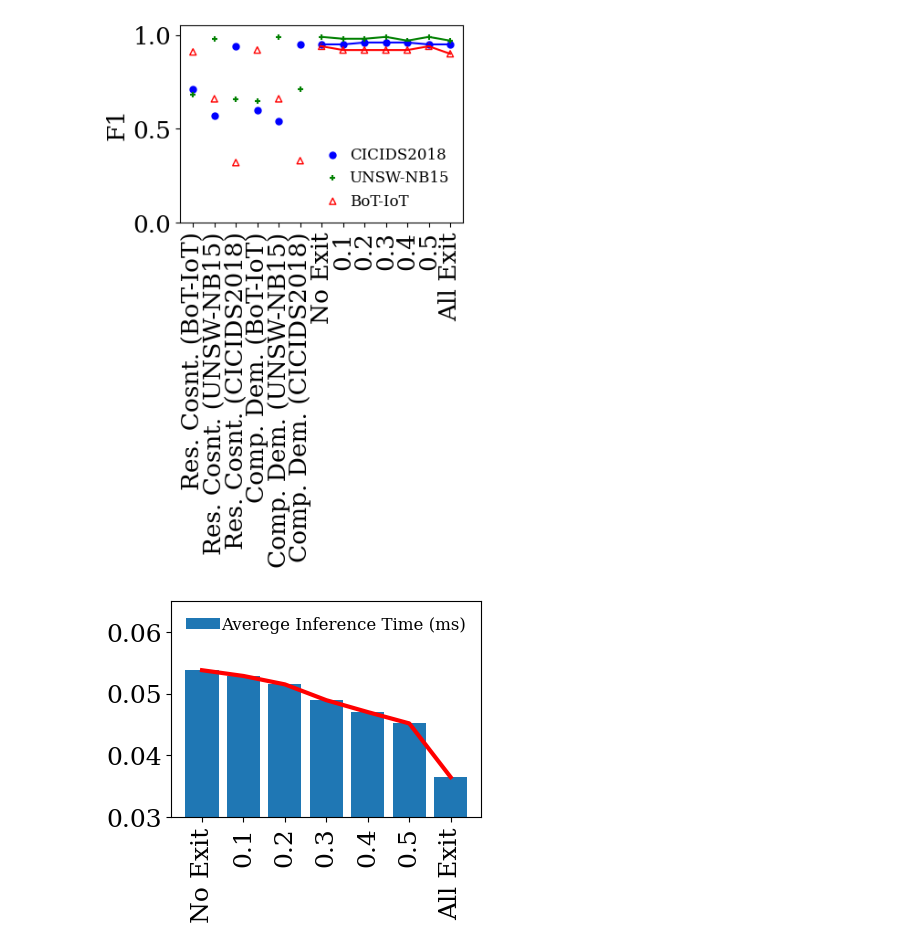
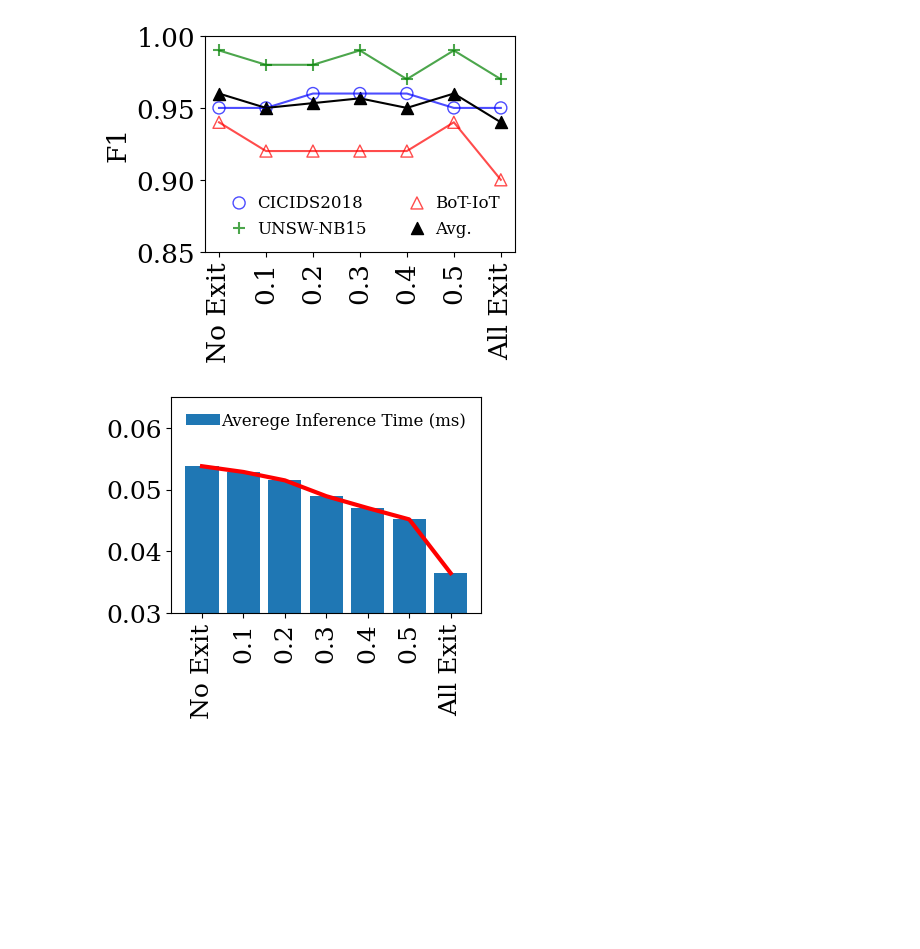
Before and after one commit to LucasSotomaiorAPereira/pibic-25-26, a Jupyter notebook: versao_artigo/f1_display.ipynb, the cells around one changed output. Saved outputs shown, nothing was run; the diff lists cells and outputs as text; code cells hidden in the pictures; blank space fills up the shorter version.

```diff
--- a/versao_artigo/f1_display.ipynb
+++ b/versao_artigo/f1_display.ipynb
@@ -2,8 +2,6 @@
 import matplotlib.pyplot as plt
 
 labels = [
-    "Res. Cosnt. (BoT-IoT)", "Res. Cosnt. (UNSW-NB15)", "Res. Cosnt. (CICIDS2018)",
-    "Comp. Dem. (BoT-IoT)", "Comp. Dem. (UNSW-NB15)", "Comp. Dem. (CICIDS2018)",
     "No Exit",
     "0.1", "0.2", "0.3", "0.4", "0.5",
     "All Exit"
@@ -11,51 +9,52 @@ labels = [
 
 qtd_elementos = len(labels)
 
-valores_lista_bot = [0.91, 0.66, 0.32, 0.92, 0.66, 0.33, 0.94, 0.92, 0.92, 0.92, 0.92, 0.94, 0.90]
+valores_lista_bot = [0.94, 0.92, 0.92, 0.92, 0.92, 0.94, 0.90]
 
-valores_lista_unsw = [0.68, 0.98, 0.66, 0.65, 0.99, 0.71, 0.99, 0.98, 0.98, 0.99, 0.97, 0.99, 0.97]
+valores_lista_unsw = [0.99, 0.98, 0.98, 0.99, 0.97, 0.99, 0.97]
 
-valores_lista_cic = [0.71, 0.57, 0.94, 0.60, 0.54, 0.95, 0.95, 0.95, 0.96, 0.96, 0.96, 0.95, 0.95]
+valores_lista_cic = [0.95, 0.95, 0.96, 0.96, 0.96, 0.95, 0.95]
+
+valores_avg = [(a + b + c) / 3 for a, b, c in zip(valores_lista_bot, valores_lista_unsw, valores_lista_cic)]
+
 
 
 x_indices = range(qtd_elementos)
 
 plt.figure(figsize=(4, 3.5*0.8))
 
 plt.rcParams['font.family'] = 'serif'
 
 plt.rcParams['font.serif'] = ['Times New Roman'] + plt.rcParams['font.serif']
 
 plt.rcParams.update({'font.size': 19})
 
 
-plt.scatter(x_indices, valores_lista_cic, marker='o', color='blue', label='CICIDS2018', s=25)
-plt.scatter(x_indices, valores_lista_unsw, marker='+', color='green', label='UNSW-NB15', s=25)
-plt.scatter(x_indices, valores_lista_bot, marker='^', color='red', label='BoT-IoT', s=25, facecolors='none')
+plt.scatter(x_indices, valores_lista_cic, marker='o', color='blue', label='CICIDS2018', s=75, facecolors='none', alpha=0.7)
+plt.scatter(x_indices, valores_lista_unsw, marker='+', color='green', label='UNSW-NB15', s=75, alpha=0.7)
+plt.scatter(x_indices, valores_lista_bot, marker='^', color='red', label='BoT-IoT', s=75, facecolors='none', alpha=0.7)
+plt.scatter(x_indices, valores_avg, marker='^', color='black', label='Avg.', s=75)
 
-indices_linha = range(6, 13)
 
-y_cic_linha = [valores_lista_cic[i] for i in indices_linha]
-y_unsw_linha = [valores_lista_unsw[i] for i in indices_linha]
-y_bot_linha = [valores_lista_bot[i] for i in indices_linha]
 
-plt.plot(indices_linha, y_cic_linha, color='blue', linestyle='-')
-plt.plot(indices_linha, y_unsw_linha, color='green', linestyle='-')
-plt.plot(indices_linha, y_bot_linha, color='red', linestyle='-')
+plt.plot(x_indices, valores_lista_cic, color='blue', linestyle='-', alpha=0.7)
+plt.plot(x_indices, valores_lista_unsw, color='green', linestyle='-', alpha=0.7)
+plt.plot(x_indices, valores_lista_bot, color='red', linestyle='-', alpha=0.7)
+plt.plot(x_indices, valores_avg, color='black', linestyle='-')
 
 plt.xticks(ticks=x_indices, labels=labels, rotation=90)
 
 plt.ylabel('F1')
 
-plt.ylim(0, 1.05)
+plt.ylim(0.85, 1)
 plt.grid(False)
 
-plt.legend(frameon=False, loc='lower right', fontsize=12, handletextpad=0.1)
+plt.legend(frameon=False, loc='lower right', fontsize=12, handletextpad=0.1, ncol=2)
 plt.savefig('graficos/compacuracia.pdf', bbox_inches='tight', pad_inches=0.02)
 
 plt.show()
 # %% [output]
-[figure, old version]
+[figure, new version]
 # %%
 inf_time_ms_bot = [0.0570, 0.0570, 0.0553, 0.0506, 0.0495, 0.0491, 0.0366]
 inf_time_ms_cic = [0.0521, 0.0521, 0.0513, 0.049, 0.04801, 0.0457, 0.0366]
```
Also changed, not shown: 1 other file.
